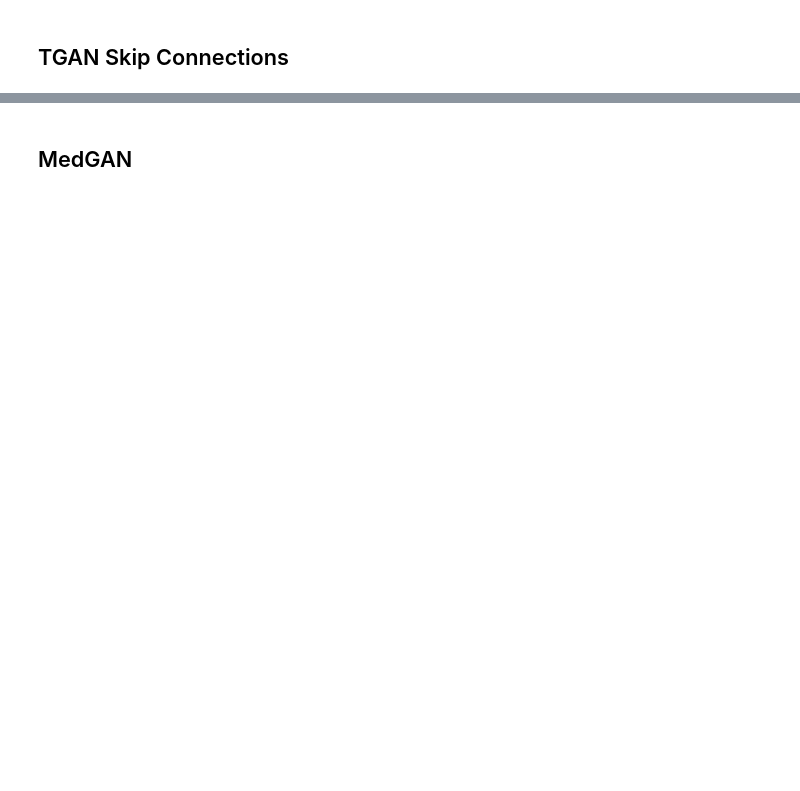
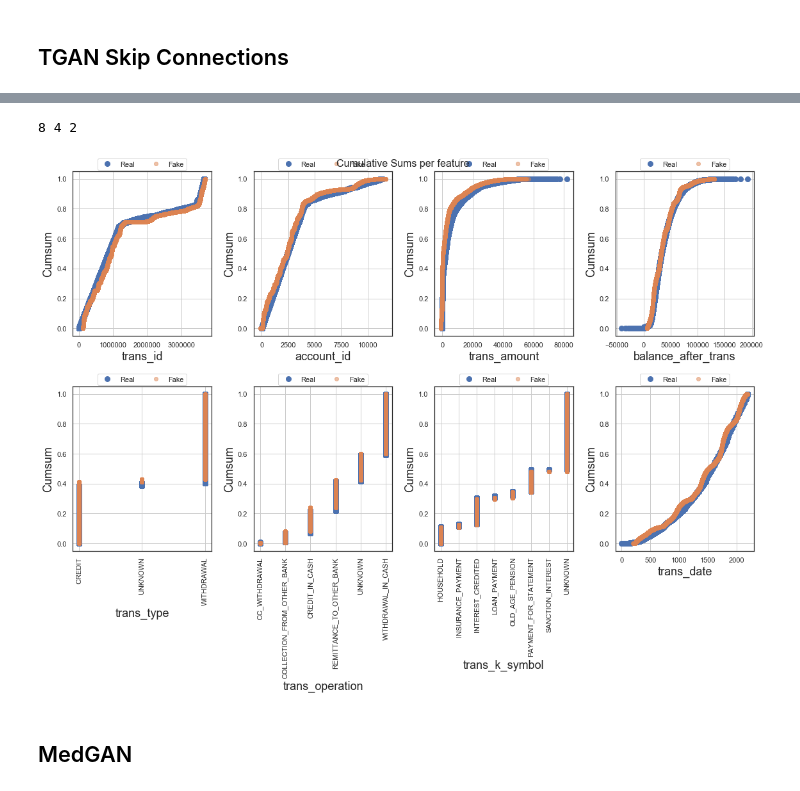
Before and after one commit to Baukebrenninkmeijer/TGAN, a Jupyter notebook: data_comparison_berka.ipynb, the cells around one changed output, grey strips where cells are left out. Saved outputs shown, nothing was run; the diff lists cells and outputs as text; code cells hidden in the pictures; blank space fills up the shorter version.

```diff
--- a/data_comparison_berka.ipynb
+++ b/data_comparison_berka.ipynb
@@ -61,3 +149,8 @@ skip_evaluator.visual_evaluation(annot=False)
+# %%
+skip_evaluator.plot_cumsums()
+# %% [output]
+8 4 2
+[figure, added]
 # %% [markdown]
 ## MedGAN
 # %%
```
Also changed, not shown: parts of 12 cells of this notebook, 3 other files.
